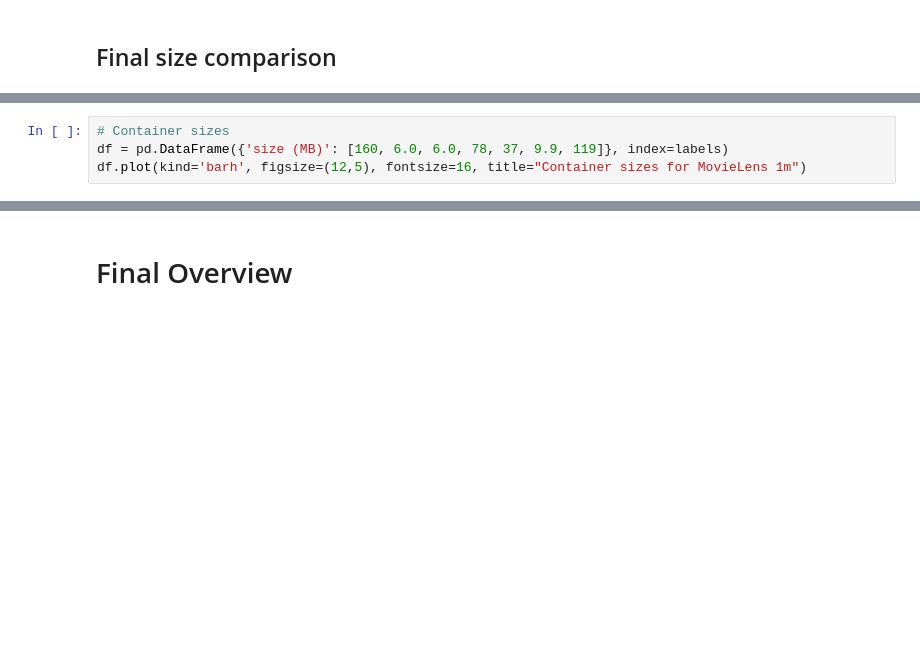
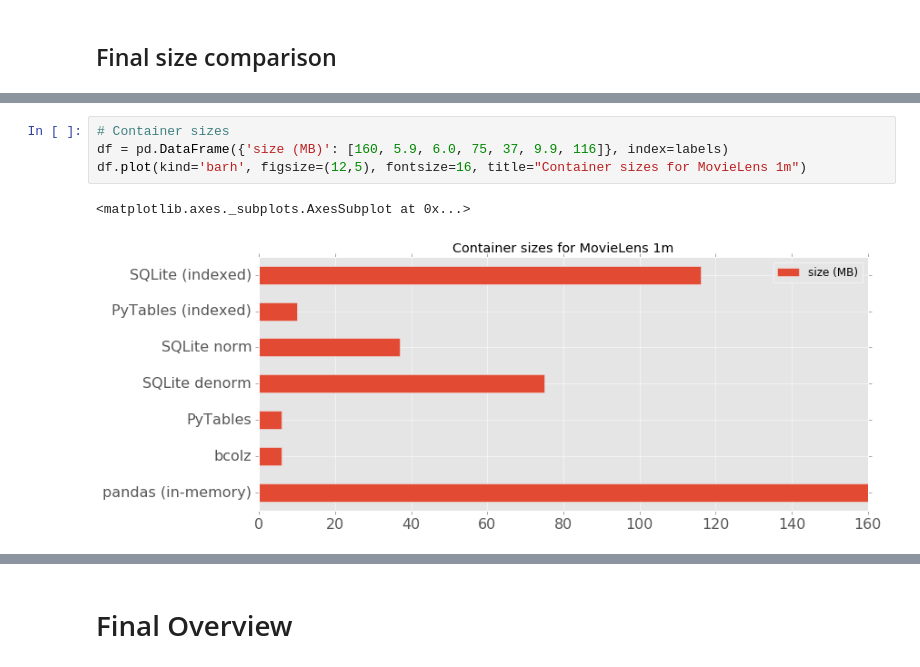
Before and after one commit to ASPP/DataContainers, a Jupyter notebook: tutorial/4-On-Disk-Tables.ipynb, the cells around one changed output, grey strips where cells are left out. Saved outputs shown, nothing was run; the diff lists cells and outputs as text; blank space fills up the shorter version.

```diff
--- a/tutorial/4-On-Disk-Tables.ipynb
+++ b/tutorial/4-On-Disk-Tables.ipynb
@@ -277,4 +470,7 @@ df.plot(kind='barh', figsize=(12,5), fontsize=16, title="Query times for MovieLe
 # %%
 # Container sizes
-df = pd.DataFrame({'size (MB)': [160, 6.0, 6.0, 78, 37, 9.9, 119]}, index=labels)
+df = pd.DataFrame({'size (MB)': [160, 5.9, 6.0, 75, 37, 9.9, 116]}, index=labels)
 df.plot(kind='barh', figsize=(12,5), fontsize=16, title="Container sizes for MovieLens 1m")
+# %% [output]
+<matplotlib.axes._subplots.AxesSubplot at 0x...>
+[figure, added]
```
Also changed, not shown: parts of 52 cells of this notebook, 3 other files.
